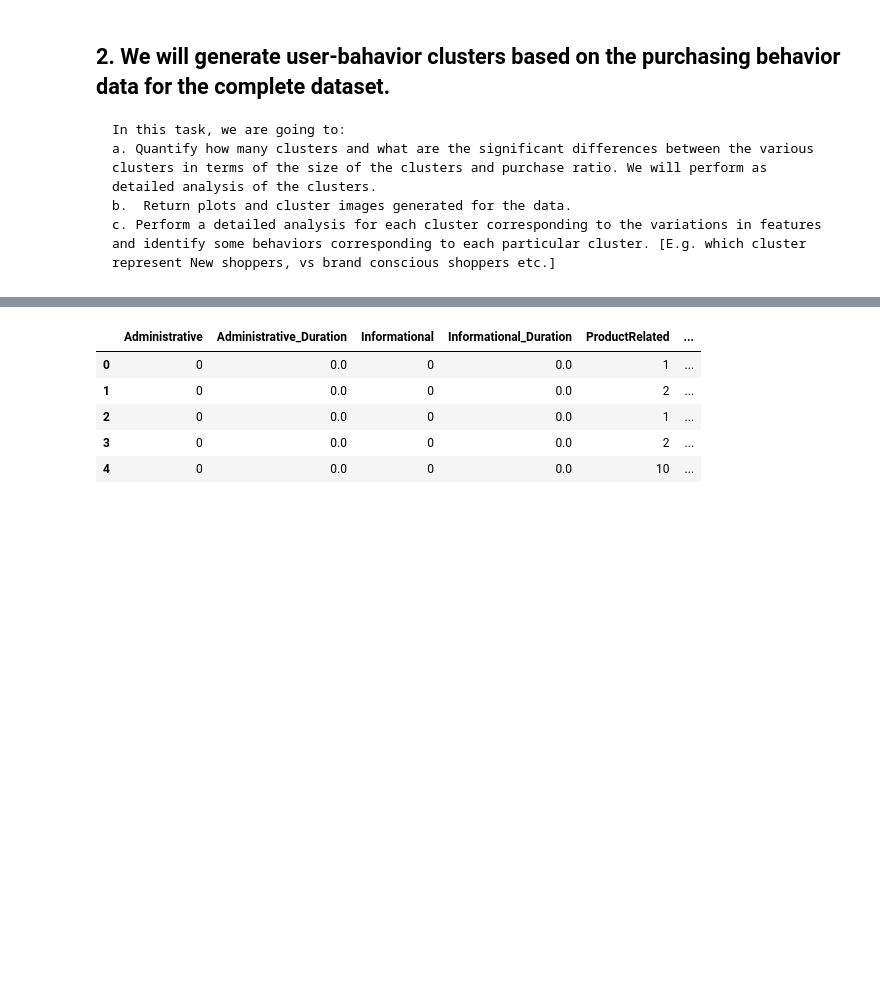
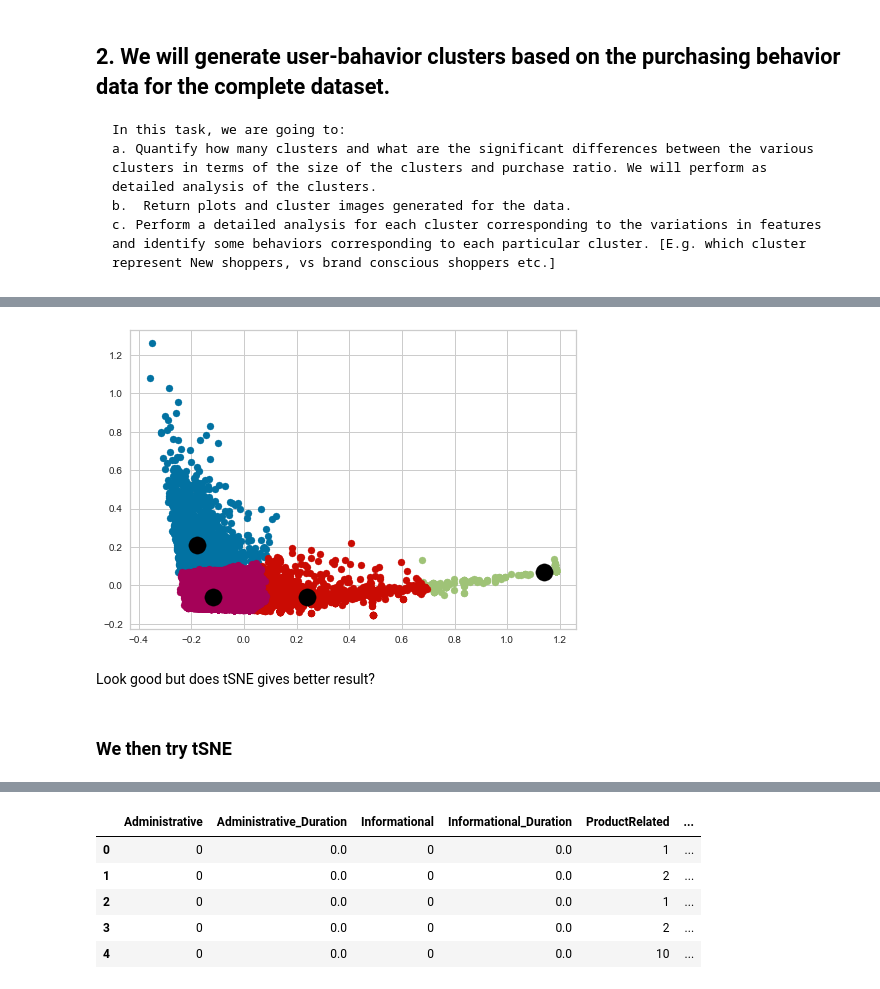
Before and after one commit to adinrh/Online-Shoppers-Purchasing-Intention, a Jupyter notebook: Main_online_shoppers.ipynb, the cells around one changed output, grey strips where cells are left out. Saved outputs shown, nothing was run; the diff lists cells and outputs as text; code cells hidden in the pictures; blank space fills up the shorter version.

```diff
--- a/Main_online_shoppers.ipynb
+++ b/Main_online_shoppers.ipynb
@@ -928,0 +857,14 @@ Test data improve?
+# %%
+# Instantiate the clustering
+kmn_model  = KMeans(n_clusters=4, random_state=42)
+out_km = kmn_model.fit_predict(X_train_pca)
+for i in range(5):
+  plt.scatter(X_train_pca[out_km == i, 0], X_train_pca[out_km == i, 1])
+plt.scatter(kmn_model.cluster_centers_[:, 0], kmn_model.cluster_centers_[:, 1], s = 300, c = 'black', label = 'Centroids')
+unique_values = np.unique(out_km)
+# %% [output]
+[figure, added]
+# %% [markdown]
+Look good but does tSNE gives better result?
+# %% [markdown]
+### We then try tSNE
```
Also changed, not shown: parts of 52 cells of this notebook, 7 other files.
